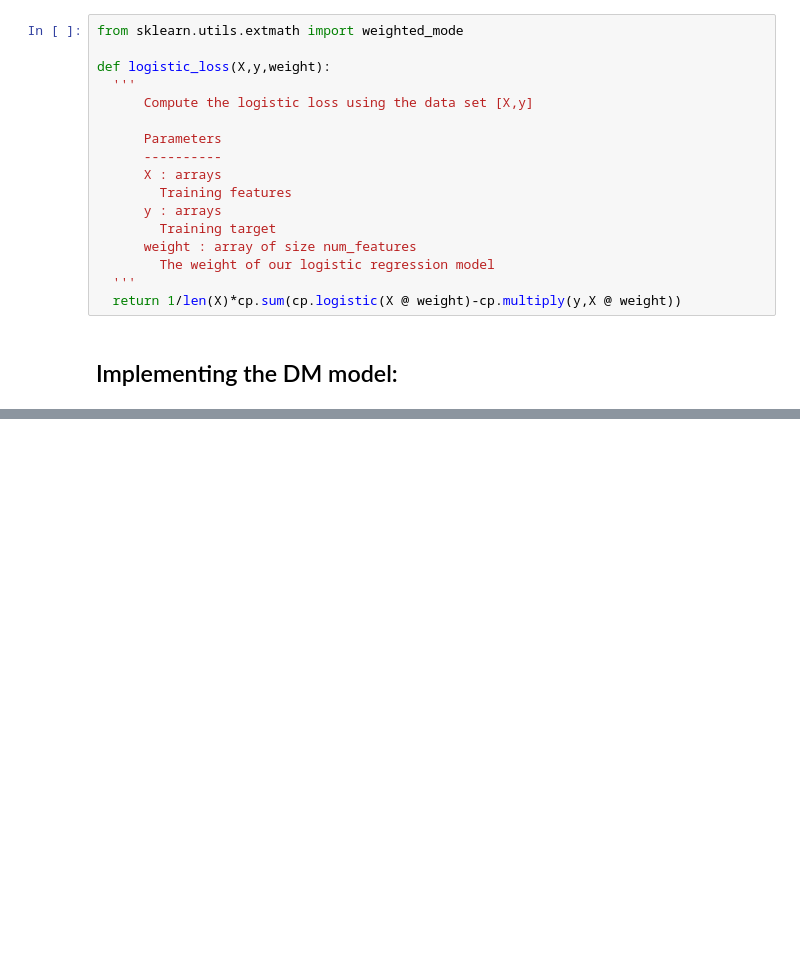
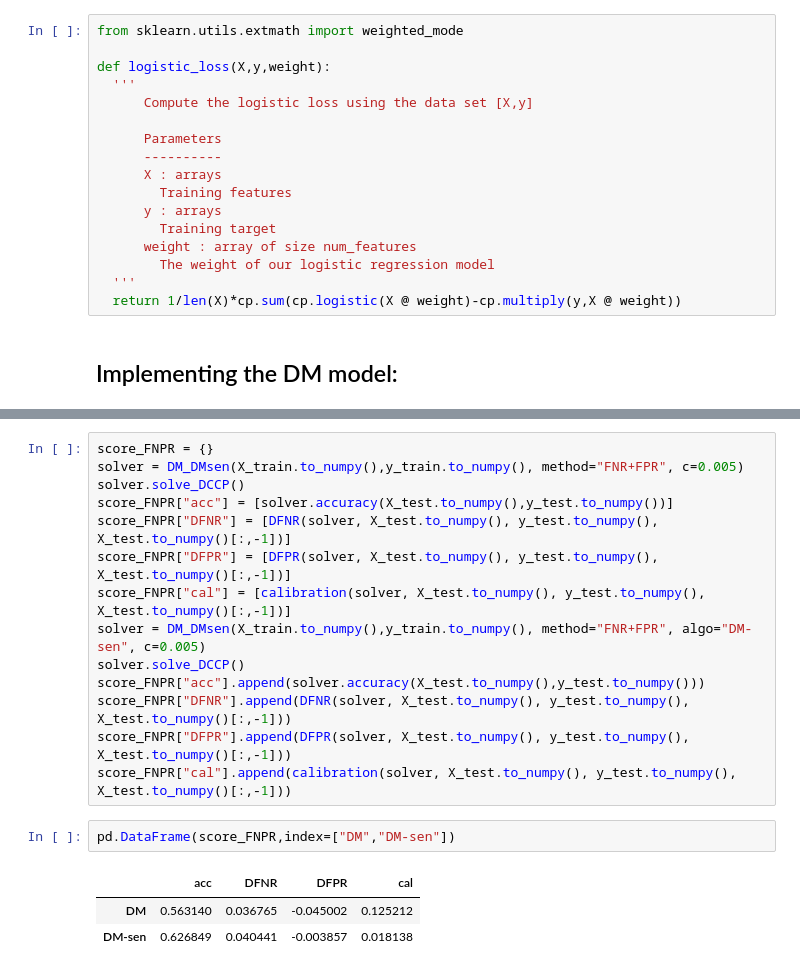
Before and after one commit to TZstatsADS/ads-spring-2022-prj4-group-9-1, a Jupyter notebook: doc/DM.ipynb, the cells around one changed output, grey strips where cells are left out. Cells and saved outputs as stored; diff of their text form; blank space fills up the shorter version.

```diff
--- a/doc/DM.ipynb
+++ b/doc/DM.ipynb
@@ -356,0 +499,20 @@ model.score(X_test,y_test)
+# %%
+score_FNPR = {}
+solver = DM_DMsen(X_train.to_numpy(),y_train.to_numpy(), method="FNR+FPR", c=0.005)
+solver.solve_DCCP()
+score_FNPR["acc"] = [solver.accuracy(X_test.to_numpy(),y_test.to_numpy())]
+score_FNPR["DFNR"] = [DFNR(solver, X_test.to_numpy(), y_test.to_numpy(), X_test.to_numpy()[:,-1])]
+score_FNPR["DFPR"] = [DFPR(solver, X_test.to_numpy(), y_test.to_numpy(), X_test.to_numpy()[:,-1])]
+score_FNPR["cal"] = [calibration(solver, X_test.to_numpy(), y_test.to_numpy(), X_test.to_numpy()[:,-1])]
+solver = DM_DMsen(X_train.to_numpy(),y_train.to_numpy(), method="FNR+FPR", algo="DM-sen", c=0.005)
+solver.solve_DCCP()
+score_FNPR["acc"].append(solver.accuracy(X_test.to_numpy(),y_test.to_numpy()))
+score_FNPR["DFNR"].append(DFNR(solver, X_test.to_numpy(), y_test.to_numpy(), X_test.to_numpy()[:,-1]))
+score_FNPR["DFPR"].append(DFPR(solver, X_test.to_numpy(), y_test.to_numpy(), X_test.to_numpy()[:,-1]))
+score_FNPR["cal"].append(calibration(solver, X_test.to_numpy(), y_test.to_numpy(), X_test.to_numpy()[:,-1]))
+# %%
+pd.DataFrame(score_FNPR,index=["DM","DM-sen"])
+# %% [output]
+|  | acc | DFNR | DFPR | cal |
+| DM | 0.563140 | 0.036765 | -0.045002 | 0.125212 |
+| DM-sen | 0.626849 | 0.040441 | -0.003857 | 0.018138 |
```
Also changed, not shown: parts of 30 cells of this notebook.
